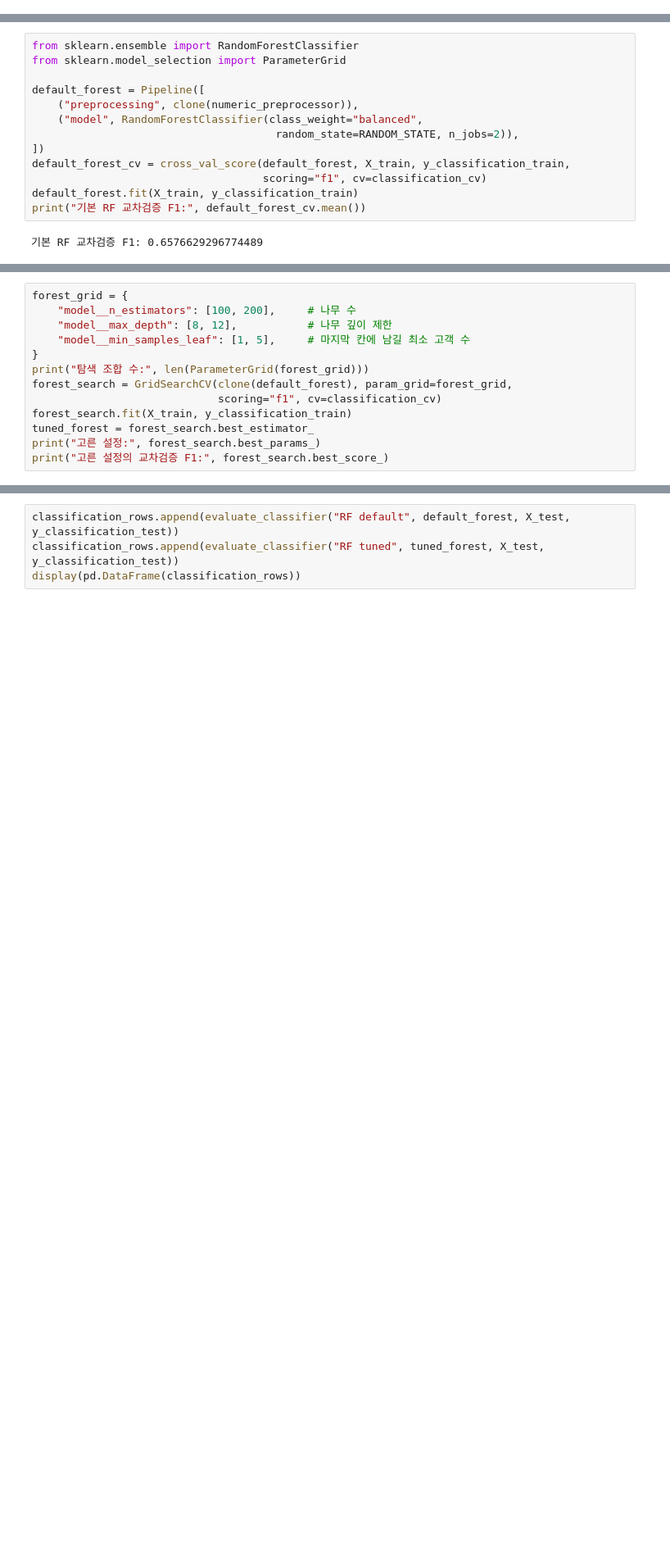
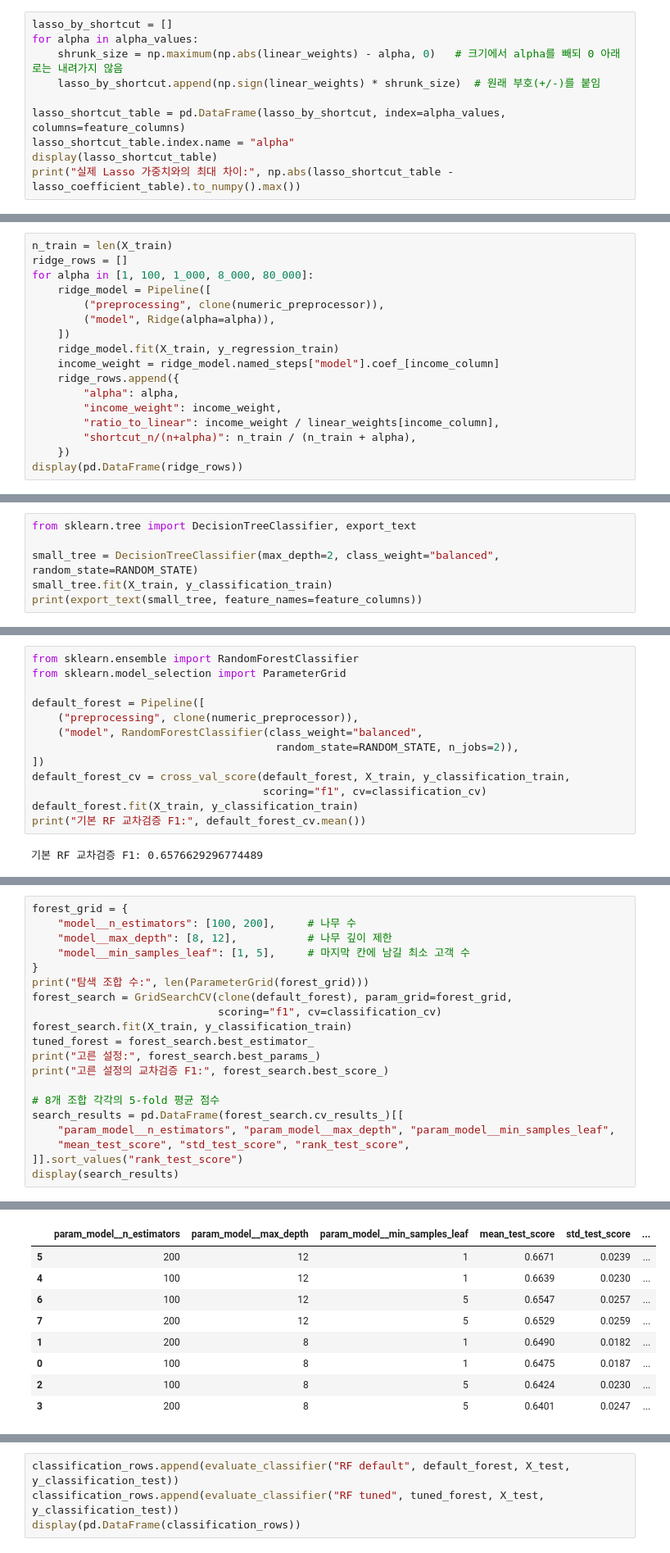
Before and after one commit to feelosophysics/codsaid, a Jupyter notebook: 02_Advanced/A5-1/notebooks/learning_walkthrough.ipynb, the cells around one changed output, grey strips where cells are left out. Shown at 82% size. Cells and saved outputs as stored; diff of their text form; blank space fills up the shorter version.

```diff
--- a/02_Advanced/A5-1/notebooks/learning_walkthrough.ipynb
+++ b/02_Advanced/A5-1/notebooks/learning_walkthrough.ipynb
@@ -676,0 +905,10 @@ plt.show()
+# %%
+lasso_by_shortcut = []
+for alpha in alpha_values:
+    shrunk_size = np.maximum(np.abs(linear_weights) - alpha, 0)   # 크기에서 alpha를 빼되 0 아래로는 내려가지 않음
+    lasso_by_shortcut.append(np.sign(linear_weights) * shrunk_size)  # 원래 부호(+/-)를 붙임
+
+lasso_shortcut_table = pd.DataFrame(lasso_by_shortcut, index=alpha_values, columns=feature_columns)
+lasso_shortcut_table.index.name = "alpha"
+display(lasso_shortcut_table)
+print("실제 Lasso 가중치와의 최대 차이:", np.abs(lasso_shortcut_table - lasso_coefficient_table).to_numpy().max())
@@ -676,0 +932,17 @@ plt.show()
+# %%
+n_train = len(X_train)
+ridge_rows = []
+for alpha in [1, 100, 1_000, 8_000, 80_000]:
+    ridge_model = Pipeline([
+        ("preprocessing", clone(numeric_preprocessor)),
+        ("model", Ridge(alpha=alpha)),
+    ])
+    ridge_model.fit(X_train, y_regression_train)
+    income_weight = ridge_model.named_steps["model"].coef_[income_column]
+    ridge_rows.append({
+        "alpha": alpha,
+        "income_weight": income_weight,
+        "ratio_to_linear": income_weight / linear_weights[income_column],
+        "shortcut_n/(n+alpha)": n_train / (n_train + alpha),
+    })
+display(pd.DataFrame(ridge_rows))
@@ -791,0 +1077,6 @@ print("나머지 고객의 분류 오류율:", logistic_wrong[~is_near].mean())
+# %%
+from sklearn.tree import DecisionTreeClassifier, export_text
+
+small_tree = DecisionTreeClassifier(max_depth=2, class_weight="balanced", random_state=RANDOM_STATE)
+small_tree.fit(X_train, y_classification_train)
+print(export_text(small_tree, feature_names=feature_columns))
@@ -807,17 +1145,33 @@ print("기본 RF 교차검증 F1:", default_forest_cv.mean())
 # %%
 forest_grid = {
     "model__n_estimators": [100, 200],     # 나무 수
     "model__max_depth": [8, 12],           # 나무 깊이 제한
     "model__min_samples_leaf": [1, 5],     # 마지막 칸에 남길 최소 고객 수
 }
 print("탐색 조합 수:", len(ParameterGrid(forest_grid)))
 forest_search = GridSearchCV(clone(default_forest), param_grid=forest_grid,
                              scoring="f1", cv=classification_cv)
 forest_search.fit(X_train, y_classification_train)
 tuned_forest = forest_search.best_estimator_
 print("고른 설정:", forest_search.best_params_)
 print("고른 설정의 교차검증 F1:", forest_search.best_score_)
+
+# 8개 조합 각각의 5-fold 평균 점수
+search_results = pd.DataFrame(forest_search.cv_results_)[[
+    "param_model__n_estimators", "param_model__max_depth", "param_model__min_samples_leaf",
+    "mean_test_score", "std_test_score", "rank_test_score",
+]].sort_values("rank_test_score")
+display(search_results)
 # %% [output]
 탐색 조합 수: 8
 고른 설정: {'model__max_depth': 12, 'model__min_samples_leaf': 1, 'model__n_estimators': 200}
 고른 설정의 교차검증 F1: 0.6670890061138851
+|  | param_model__n_estimators | param_model__max_depth | param_model__min_samples_leaf | mean_test_score | std_test_score | ... |
+| 5 | 200 | 12 | 1 | 0.6671 | 0.0239 | ... |
+| 4 | 100 | 12 | 1 | 0.6639 | 0.0230 | ... |
+| 6 | 100 | 12 | 5 | 0.6547 | 0.0257 | ... |
+| 7 | 200 | 12 | 5 | 0.6529 | 0.0259 | ... |
+| 1 | 200 | 8 | 1 | 0.6490 | 0.0182 | ... |
+| 0 | 100 | 8 | 1 | 0.6475 | 0.0187 | ... |
+| 2 | 100 | 8 | 5 | 0.6424 | 0.0230 | ... |
+| 3 | 200 | 8 | 5 | 0.6401 | 0.0247 | ... |
```
Also changed, not shown: parts of 50 cells of this notebook, 1 other file.
